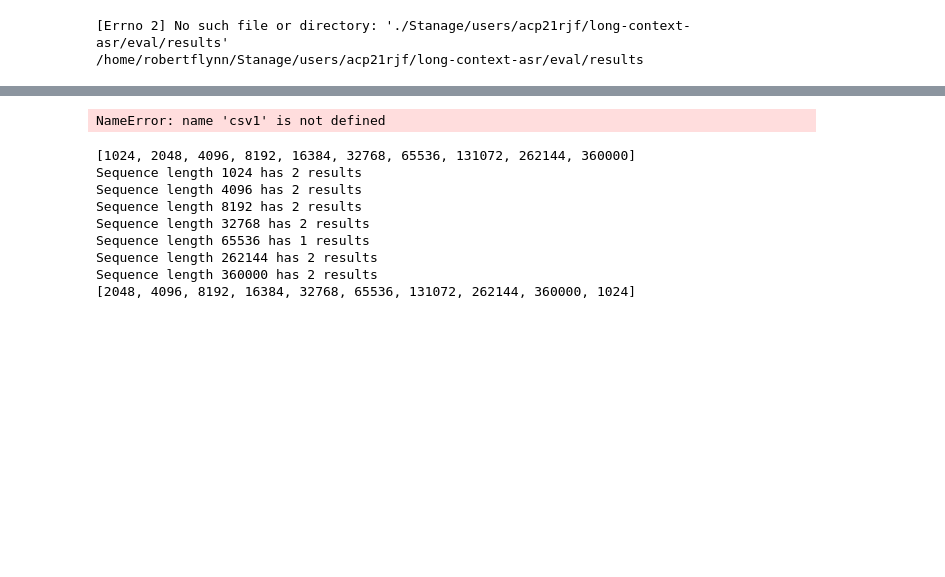
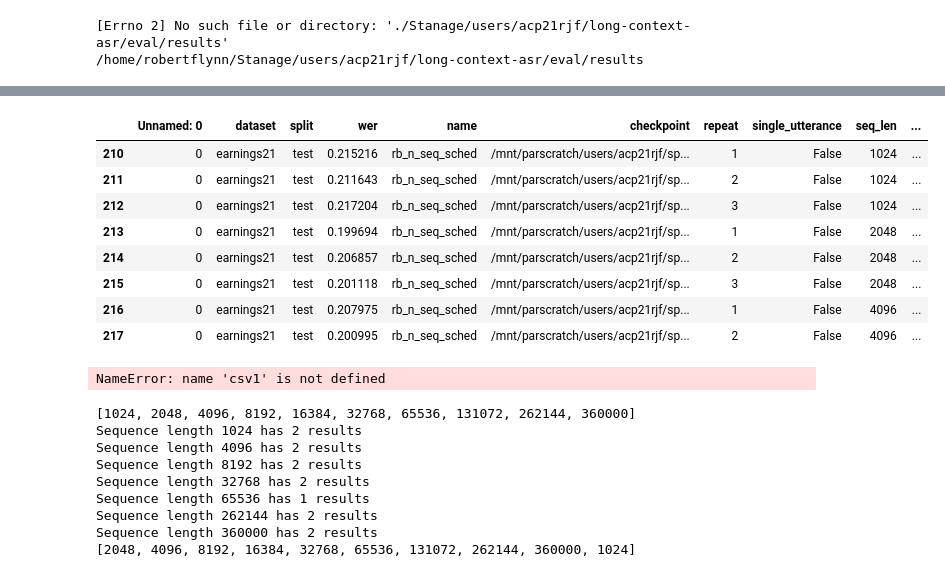
Before and after one commit to robflynnyh/long-context-asr, a Jupyter notebook: eval/results/eval.ipynb, the cells around one changed output, grey strips where cells are left out. Cells and saved outputs as stored; diff of their text form; code cells hidden in the pictures; blank space fills up the shorter version.

```diff
--- a/eval/results/eval.ipynb
+++ b/eval/results/eval.ipynb
@@ -42,5 +58,16 @@ import pandas as pd, matplotlib.pyplot as plt, numpy as np
 # %%
-csv = pd.read_csv('evals_rb_sp2.csv', sep=',')
+csv = pd.read_csv('evals_rb.csv', sep=',')
+csv.loc[csv['dataset'] == 'earnings21']
+# %% [output]
+|  | Unnamed: 0 | dataset | split | wer | name | checkpoint | repeat | single_utterance | seq_len | ... |
+| 210 | 0 | earnings21 | test | 0.215216 | rb_n_seq_sched | /mnt/parscratch/users/acp21rjf/sp... | 1 | False | 1024 | ... |
+| 211 | 0 | earnings21 | test | 0.211643 | rb_n_seq_sched | /mnt/parscratch/users/acp21rjf/sp... | 2 | False | 1024 | ... |
+| 212 | 0 | earnings21 | test | 0.217204 | rb_n_seq_sched | /mnt/parscratch/users/acp21rjf/sp... | 3 | False | 1024 | ... |
+| 213 | 0 | earnings21 | test | 0.199694 | rb_n_seq_sched | /mnt/parscratch/users/acp21rjf/sp... | 1 | False | 2048 | ... |
+| 214 | 0 | earnings21 | test | 0.206857 | rb_n_seq_sched | /mnt/parscratch/users/acp21rjf/sp... | 2 | False | 2048 | ... |
+| 215 | 0 | earnings21 | test | 0.201118 | rb_n_seq_sched | /mnt/parscratch/users/acp21rjf/sp... | 3 | False | 2048 | ... |
+| 216 | 0 | earnings21 | test | 0.207975 | rb_n_seq_sched | /mnt/parscratch/users/acp21rjf/sp... | 1 | False | 4096 | ... |
+| 217 | 0 | earnings21 | test | 0.200995 | rb_n_seq_sched | /mnt/parscratch/users/acp21rjf/sp... | 2 | False | 4096 | ... |
 # %%
 csv1
 # %% [output]
```
Also changed, not shown: parts of 6 cells of this notebook, 8 other files.
